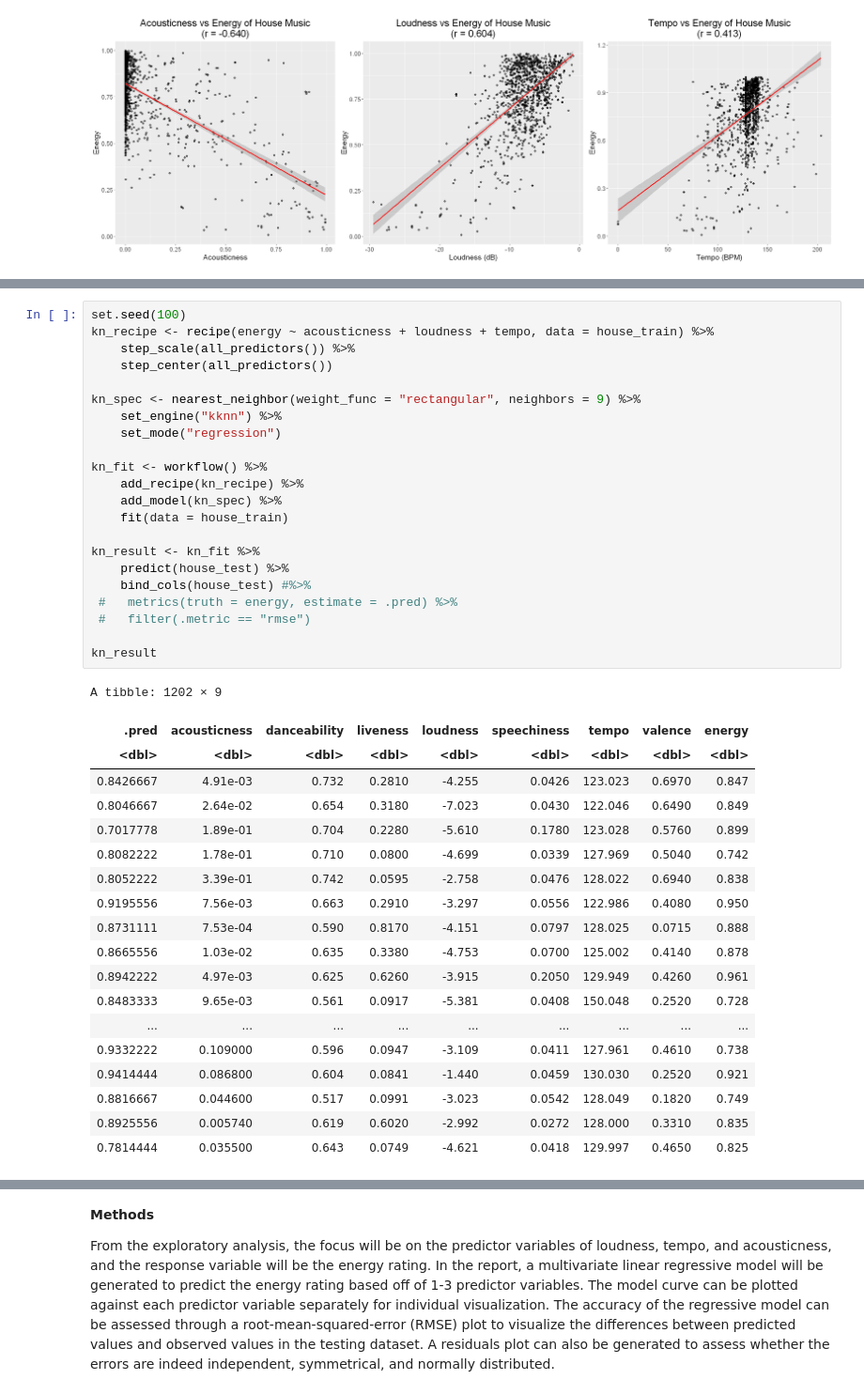
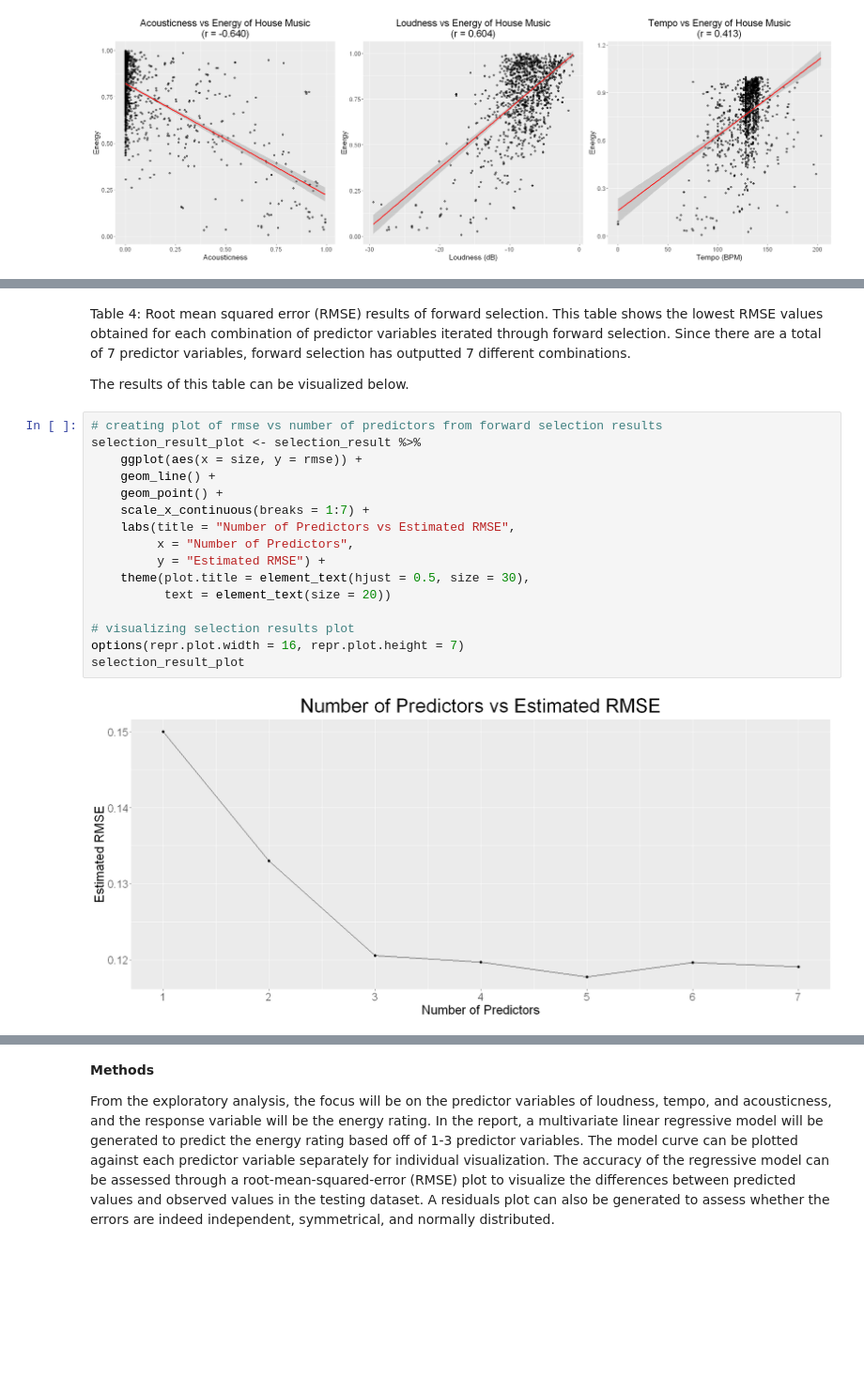
Before and after one commit to pat-ok/DSCI100_predictive_statistics_project, a Jupyter notebook: DSCI100 Project.ipynb, the cells around one changed output, grey strips where cells are left out. Shown: that part at 94% size. Cells and saved outputs as stored; diff of their text form; blank space fills up the shorter version.

```diff
--- a/DSCI100 Project.ipynb
+++ b/DSCI100 Project.ipynb
@@ -416,42 +388,22 @@ A tibble: 1 × 7
-# %%
-set.seed(100)
-kn_recipe <- recipe(energy ~ acousticness + loudness + tempo, data = house_train) %>%
-    step_scale(all_predictors()) %>%
-    step_center(all_predictors())
-
-kn_spec <- nearest_neighbor(weight_func = "rectangular", neighbors = 9) %>%
-    set_engine("kknn") %>%
-    set_mode("regression")
-
-kn_fit <- workflow() %>%
-    add_recipe(kn_recipe) %>%
-    add_model(kn_spec) %>%
-    fit(data = house_train)
-
-kn_result <- kn_fit %>%
-    predict(house_test) %>%
-    bind_cols(house_test) #%>%
- #   metrics(truth = energy, estimate = .pred) %>%
- #   filter(.metric == "rmse")
-
-kn_result
-# %% [output]
-A tibble: 1202 × 9
-| .pred | acousticness | danceability | liveness | loudness | speechiness | tempo | valence | energy |
-| <dbl> | <dbl> | <dbl> | <dbl> | <dbl> | <dbl> | <dbl> | <dbl> | <dbl> |
-| 0.8426667 | 4.91e-03 | 0.732 | 0.2810 | -4.255 | 0.0426 | 123.023 | 0.6970 | 0.847 |
-| 0.8046667 | 2.64e-02 | 0.654 | 0.3180 | -7.023 | 0.0430 | 122.046 | 0.6490 | 0.849 |
-| 0.7017778 | 1.89e-01 | 0.704 | 0.2280 | -5.610 | 0.1780 | 123.028 | 0.5760 | 0.899 |
-| 0.8082222 | 1.78e-01 | 0.710 | 0.0800 | -4.699 | 0.0339 | 127.969 | 0.5040 | 0.742 |
-| 0.8052222 | 3.39e-01 | 0.742 | 0.0595 | -2.758 | 0.0476 | 128.022 | 0.6940 | 0.838 |
-| 0.9195556 | 7.56e-03 | 0.663 | 0.2910 | -3.297 | 0.0556 | 122.986 | 0.4080 | 0.950 |
-| 0.8731111 | 7.53e-04 | 0.590 | 0.8170 | -4.151 | 0.0797 | 128.025 | 0.0715 | 0.888 |
-| 0.8665556 | 1.03e-02 | 0.635 | 0.3380 | -4.753 | 0.0700 | 125.002 | 0.4140 | 0.878 |
-| 0.8942222 | 4.97e-03 | 0.625 | 0.6260 | -3.915 | 0.2050 | 129.949 | 0.4260 | 0.961 |
-| 0.8483333 | 9.65e-03 | 0.561 | 0.0917 | -5.381 | 0.0408 | 150.048 | 0.2520 | 0.728 |
-| ... | ... | ... | ... | ... | ... | ... | ... | ... |
-| 0.9332222 | 0.109000 | 0.596 | 0.0947 | -3.109 | 0.0411 | 127.961 | 0.4610 | 0.738 |
-| 0.9414444 | 0.086800 | 0.604 | 0.0841 | -1.440 | 0.0459 | 130.030 | 0.2520 | 0.921 |
-| 0.8816667 | 0.044600 | 0.517 | 0.0991 | -3.023 | 0.0542 | 128.049 | 0.1820 | 0.749 |
-| 0.8925556 | 0.005740 | 0.619 | 0.6020 | -2.992 | 0.0272 | 128.000 | 0.3310 | 0.835 |
-| 0.7814444 | 0.035500 | 0.643 | 0.0749 | -4.621 | 0.0418 | 129.997 | 0.4650 | 0.825 |
+# %% [markdown]
+Table 4: Root mean squared error (RMSE) results of forward selection. This table shows the lowest RMSE values obtained for each combination of predictor variables iterated through forward selection. Since there are a total of 7 predictor variables, forward selection has outputted 7 different combinations.
+
+The results of this table can be visualized below.
+# %%
+# creating plot of rmse vs number of predictors from forward selection results
+selection_result_plot <- selection_result %>%
+    ggplot(aes(x = size, y = rmse)) +
+    geom_line() +
+    geom_point() +
+    scale_x_continuous(breaks = 1:7) +
+    labs(title = "Number of Predictors vs Estimated RMSE",
+         x = "Number of Predictors",
+         y = "Estimated RMSE") +
+    theme(plot.title = element_text(hjust = 0.5, size = 30),
+          text = element_text(size = 20))
+
+# visualizing selection results plot
+options(repr.plot.width = 16, repr.plot.height = 7)
+selection_result_plot
+# %% [output]
+[figure, added]
```
Also changed, not shown: parts of 16 cells of this notebook.
